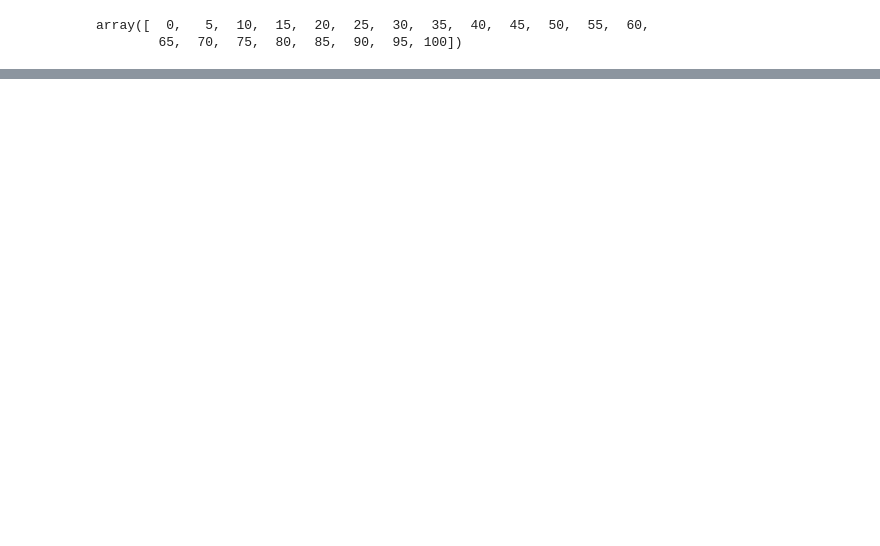
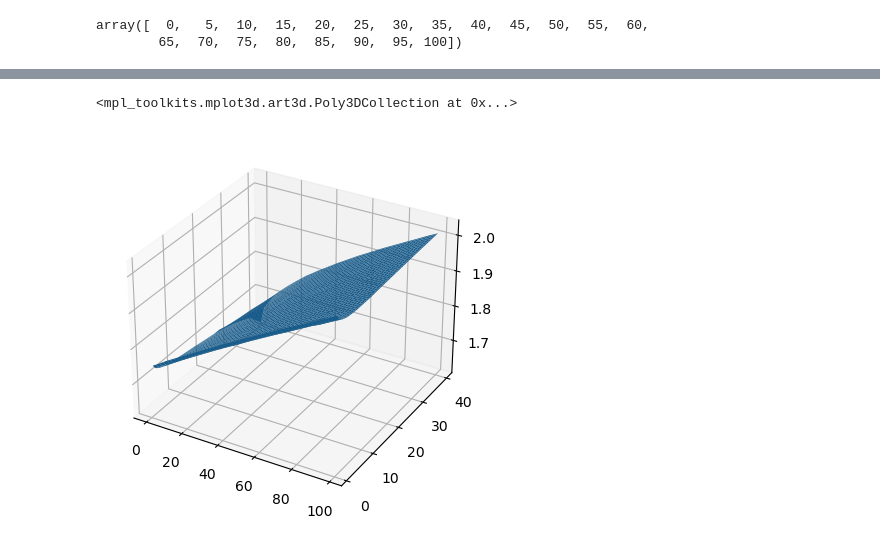
Before and after one commit to davidSmeets/TestingInterpolation, a Jupyter notebook: interpolationtest.ipynb, the cells around one changed output, grey strips where cells are left out. Saved outputs shown, nothing was run; the diff lists cells and outputs as text; code cells hidden in the pictures; blank space fills up the shorter version.

```diff
--- a/interpolationtest.ipynb
+++ b/interpolationtest.ipynb
@@ -54,0 +63,12 @@ array([1.83972168])
+# %%
+dt = np.arange(0,100,1)
+p = np.arange(1.013,40,0.5)
+dt_plot, p_plot = np.meshgrid(dt,p)
+# %%
+interpolated_entropy = entropyfunction(dt, p)
+# %%
+ax = plt.axes(projection = '3d')
+ax.plot_surface(dt_plot, p_plot,interpolated_entropy)
+# %% [output]
+<mpl_toolkits.mplot3d.art3d.Poly3DCollection at 0x...>
+[figure, added]
```
Also changed, not shown: parts of 8 cells of this notebook, 2 other files.
